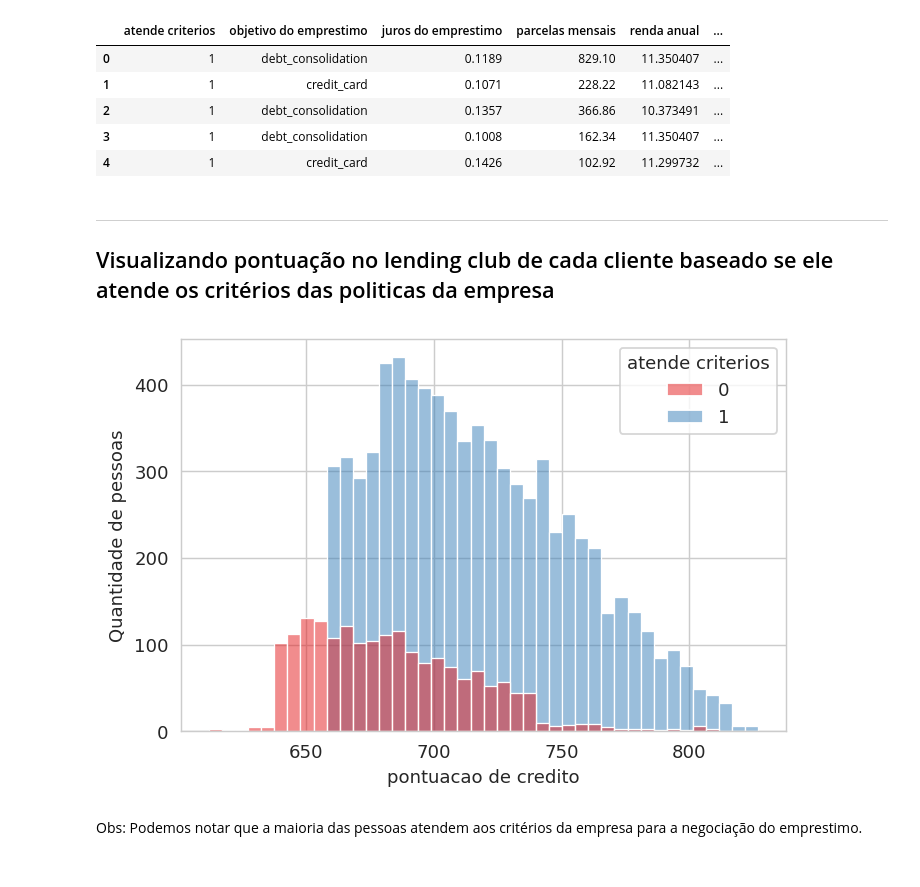
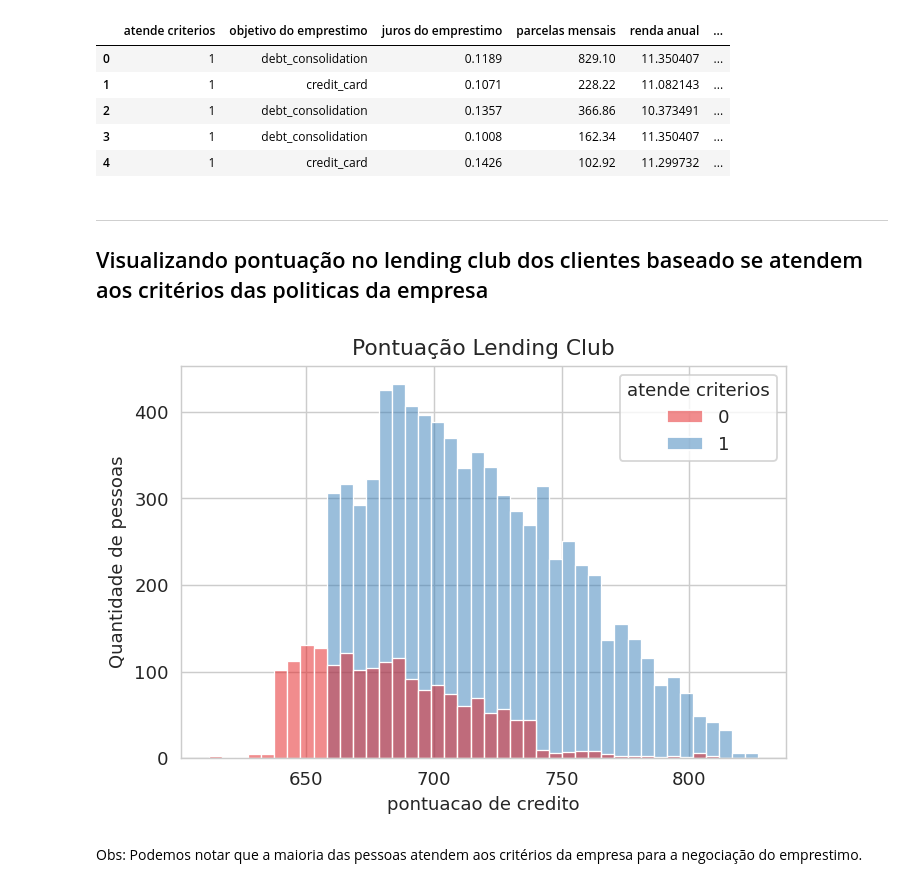
Before and after one commit to JairoLopes/Analises_R_Python, a Jupyter notebook: Projeto_EmprestimosLendingClub/ML_emprestimos.ipynb, the cells around one changed output. Saved outputs shown, nothing was run; the diff lists cells and outputs as text; code cells hidden in the pictures.

```diff
--- a/Projeto_EmprestimosLendingClub/ML_emprestimos.ipynb
+++ b/Projeto_EmprestimosLendingClub/ML_emprestimos.ipynb
@@ -87,15 +87,16 @@ df.head()
 | 4 | 1 | credit_card | 0.1426 | 102.92 | 11.299732 | ... |
 # %% [markdown]
 ***
-## Visualizando pontuação no lending club de cada cliente baseado se ele atende os critérios das politicas da empresa
+## Visualizando pontuação no lending club dos clientes baseado se atendem aos critérios das politicas da empresa
 # %%
 sns.set_style("whitegrid")
 plt.figure(dpi=130)
+plt.title("Pontuação Lending Club")
 plt.ylabel("Quantidade de pessoas")
 sns.histplot(data=df, x="pontuacao de credito", hue="atende criterios", palette="Set1")
 plt.show()
 # %% [output]
-[figure, old version]
+[figure, new version]
 # %% [markdown]
 Obs: Podemos notar que a maioria das pessoas atendem aos critérios da empresa para a negociação do emprestimo.
 # %% [markdown]
```
